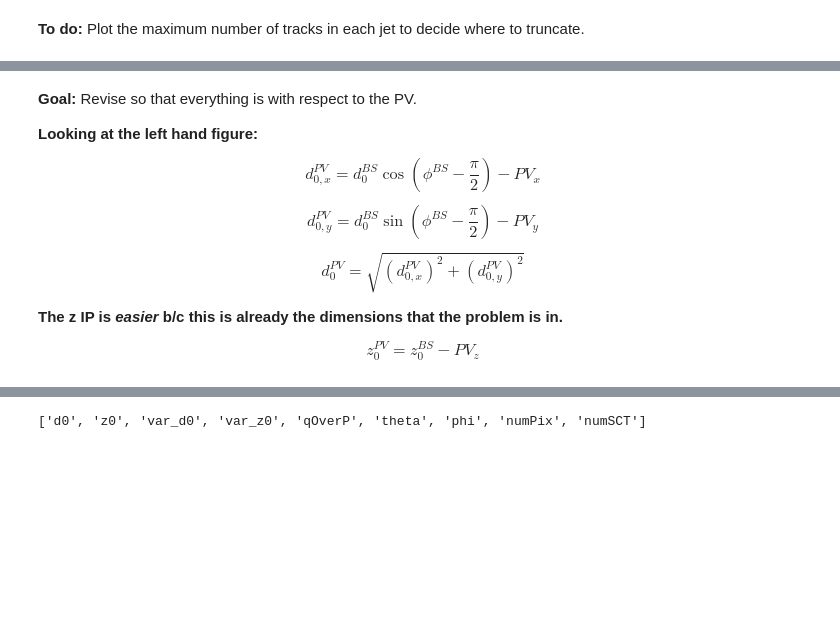
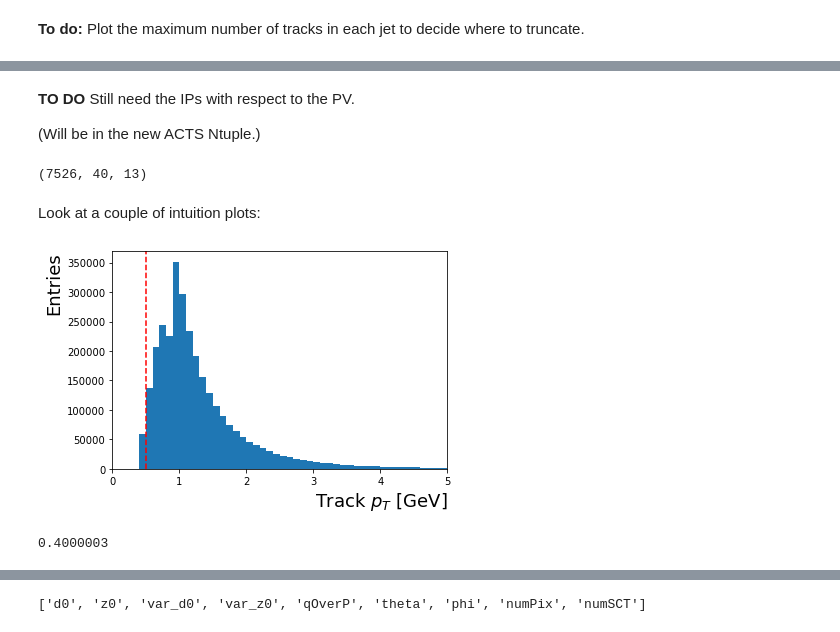
Before and after one commit to nhartman94/DIPS-4d-tracking, a Jupyter notebook: Ntuple-Exploration.ipynb, the cells around one changed output, grey strips where cells are left out. Cells and saved outputs as stored; diff of their text form; code cells hidden in the pictures; blank space fills up the shorter version.

Commit message:
add the preprocessing intuition nb

```diff
--- a/Ntuple-Exploration.ipynb
+++ b/Ntuple-Exploration.ipynb
@@ -414,17 +203,52 @@ jet_trk_idx[0][0]
-# %% [markdown]
-**Goal:** Revise so that everything is with respect to the PV.
-
-
-**Looking at the left hand figure:**
-
-$$ d_{0,x}^{PV} = d_0^{BS} \cos (\phi^{BS} - \frac{\pi}{2}) - PV_x$$
-
-$$ d_{0,y}^{PV} = d_0^{BS} \sin (\phi^{BS} - \frac{\pi}{2}) - PV_y $$
-
-$$d_0^{PV} = \sqrt{(d_{0,x}^{PV})^2 + (d_{0,y}^{PV})^2}$$
-
-
-**The z IP is _easier_ b/c this is already the dimensions that the problem is in.**
-
-
-$$z_0^{PV} = z_0^{BS} - PV_z$$
+# %% [markdown]
+**TO DO** Still need the IPs with respect to the PV.
+
+(Will be in the new ACTS Ntuple.)
+# %%
+iVars = tVars + ['sd0','sz0']
+deriv_vars= ['dr','ptfrac']
+
+tnp = np.zeros((len(jdf),maxNumTrks,len(iVars)+len(deriv_vars)))
+tnp.shape
+# %% [output]
+(7526, 40, 13)
+# %%
+trk_vars  = ['d0','z0','theta','phi','qOverP']
+trk_vars += [f'var_{v}' for v in trk_vars]
+trk_vtrk_vars= ['prob','t','z']
+trk_vars += [f't{n}' for n in [30,60,90,120,180]]
+
+talias = {v: f'track_{v}' for v in trk_vars}
+
+trk_vars += ['numPix','numSCT','numPix1L','numPix2L']
+for v in trk_vars[-4:]:
+    talias[v] = f'tracks_{v}'
+
+# derived vars
+talias['sd0'] = 'd0/var_d0'
+talias['sz0'] = 'z0/var_z0'
+talias['pt']  = '0.001 * abs(1/qOverP) * sin(theta)'
+talias['eta']  = '- log(tan(theta/2))'
+
+tak = t.arrays(trk_vars+['sd0','sz0','pt','eta'],
+               entry_stop=numEvts,aliases=talias)
+# %% [markdown]
+Look at a couple of intuition plots:
+# %%
+r = (0,5)
+plt.hist(ak.flatten(tak['pt']),100,(0,10))
+plt.xlabel('Track $p_T$ [GeV]',fontsize=18,loc='right')
+plt.ylabel('Entries',fontsize=18,loc='top')
+plt.xlim(r)
+
+ylim = plt.ylim()
+plt.plot([0.5]*2, ylim, 'r--')
+plt.ylim(ylim)
+
+plt.show()
+# %% [output]
+[figure, added]
+# %%
+np.min(tak['pt'])
+# %% [output]
+0.4000003
```
Also changed, not shown: parts of 94 cells of this notebook.
